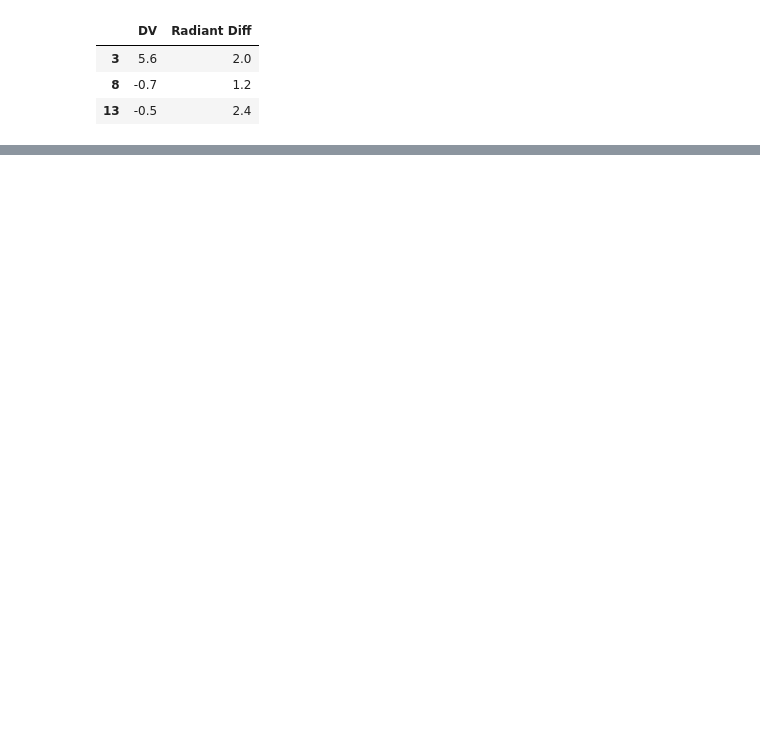
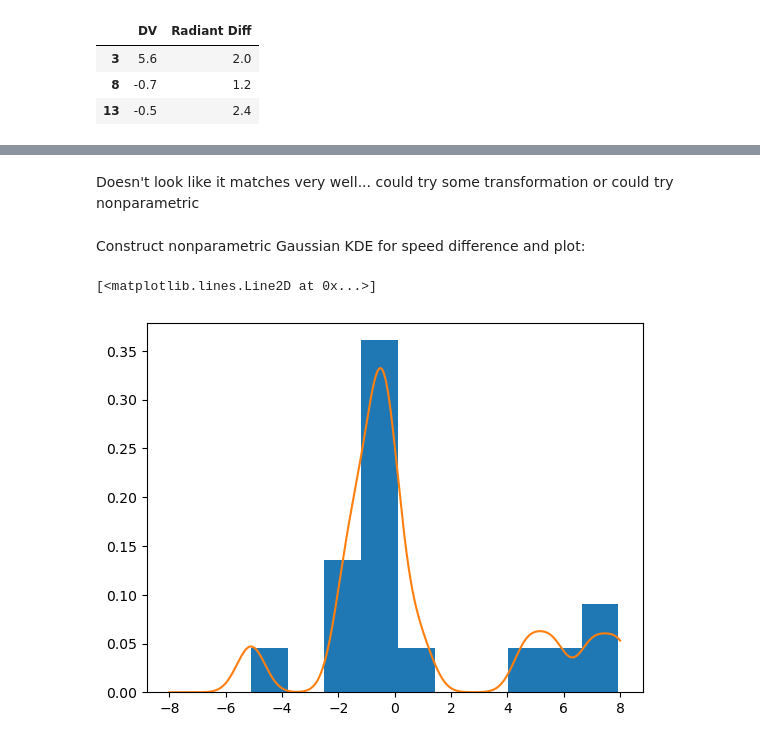
Before and after one commit to ia-chow/Thesis, a Jupyter notebook: speed_radiant_difference/speed_radiant_difference.ipynb, the cells around one changed output, grey strips where cells are left out. Cells and saved outputs as stored; diff of their text form; code cells hidden in the pictures; blank space fills up the shorter version.

```diff
--- a/speed_radiant_difference/speed_radiant_difference.ipynb
+++ b/speed_radiant_difference/speed_radiant_difference.ipynb
@@ -702,0 +732,17 @@ y_df.iloc[indices_g1]
+# %% [markdown]
+Doesn't look like it matches very well... could try some transformation or could try nonparametric
+# %% [markdown]
+Construct nonparametric Gaussian KDE for speed difference and plot:
+# %%
+kde_dv = np.array(dv).reshape((len(dv), 1))
+kde_values_dv = values_dv.reshape(len(values_dv), 1)
+
+# bandwidith for KDE, could change this...
+bandwidth = 0.5
+kde_model_dv = KernelDensity(bandwidth=bandwidth, kernel='gaussian')
+kde_model_dv.fit(kde_dv)
+plt.hist(dv, density=True, bins='auto')
+plt.plot(kde_values_dv, np.exp(kde_model_dv.score_samples(kde_values_dv)))
+# %% [output]
+[<matplotlib.lines.Line2D at 0x...>]
+[figure, added]
```
Also changed, not shown: parts of 17 cells of this notebook.
